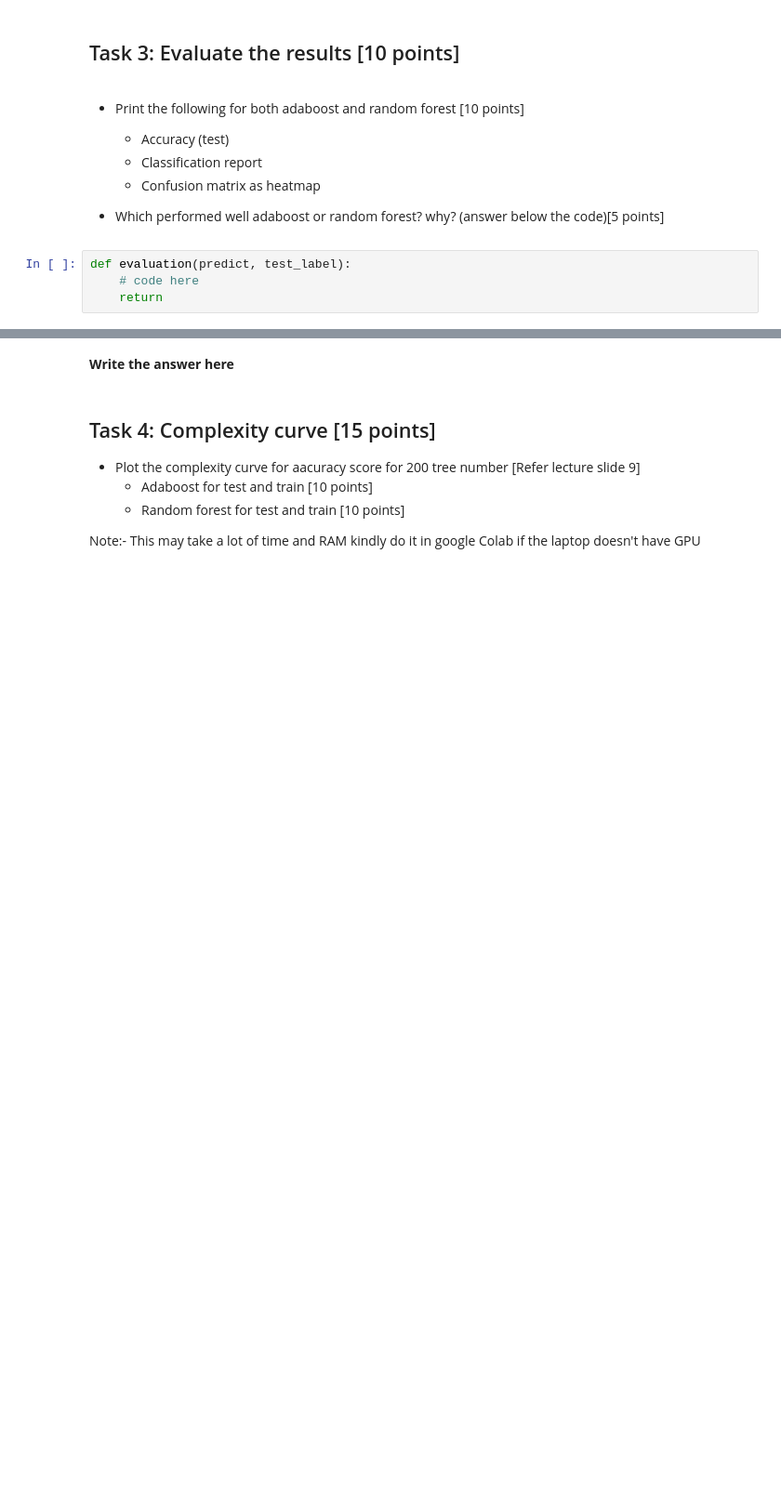
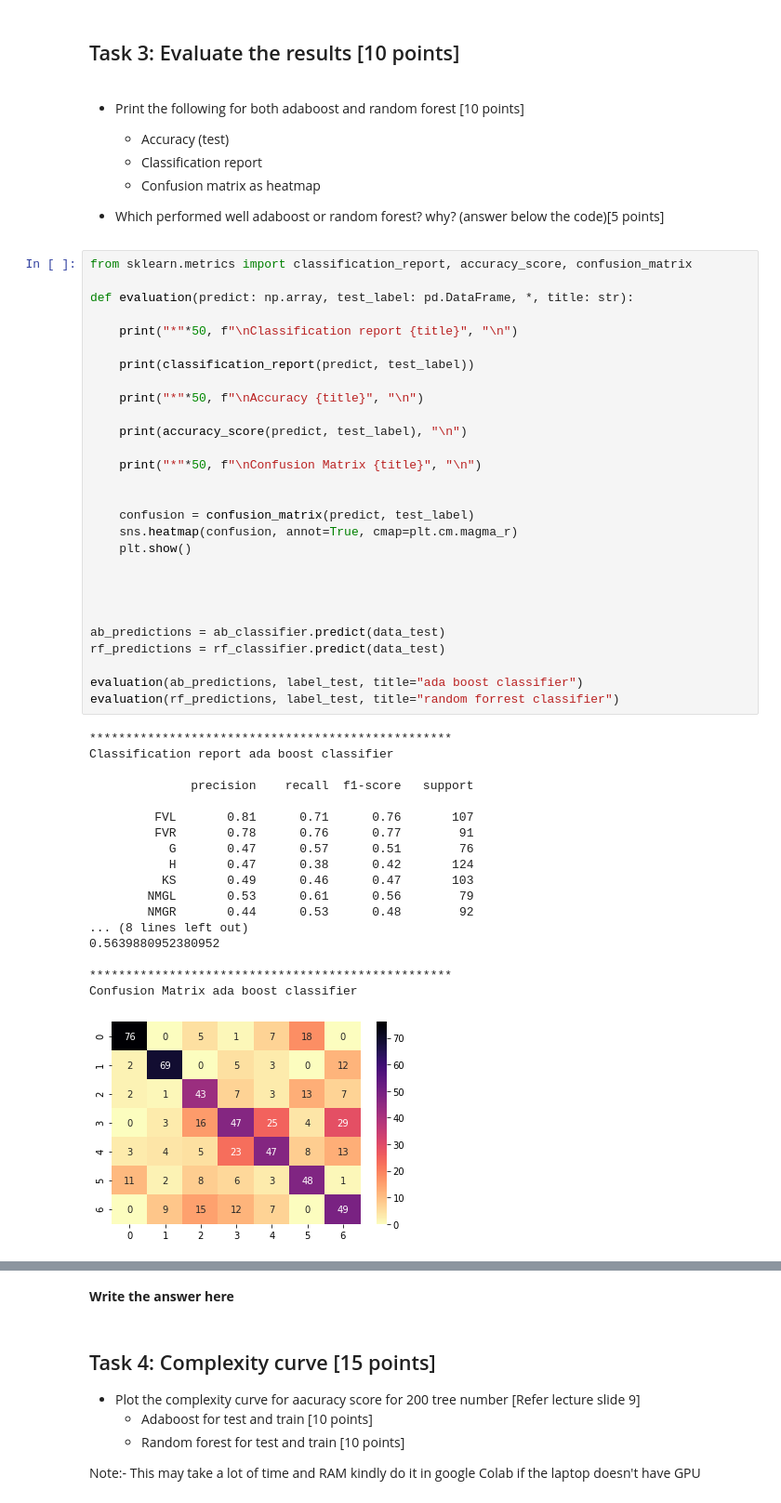
Before and after one commit to malwaru/Awesome-MachineLearning, a Jupyter notebook: ML_Assignment_05/Homework_AdaBoost_RandomForest.ipynb, the cells around one changed output, grey strips where cells are left out. Shown at 93% size. Saved outputs shown, nothing was run; the diff lists cells and outputs as text; blank space fills up the shorter version.

```diff
--- a/ML_Assignment_05/Homework_AdaBoost_RandomForest.ipynb
+++ b/ML_Assignment_05/Homework_AdaBoost_RandomForest.ipynb
@@ -180,7 +244,50 @@ def randomforest(data, label):
     - Confusion matrix as heatmap
 
 - Which performed well adaboost or random forest? why? (answer below the code)[5 points]
-# %%
-def evaluation(predict, test_label):
-    # code here
-    return
+# %%
+from sklearn.metrics import classification_report, accuracy_score, confusion_matrix
+
+def evaluation(predict: np.array, test_label: pd.DataFrame, *, title: str):
+
+    print("*"*50, f"\nClassification report {title}", "\n")
+
+    print(classification_report(predict, test_label))
+
+    print("*"*50, f"\nAccuracy {title}", "\n")
+
+    print(accuracy_score(predict, test_label), "\n")
+
+    print("*"*50, f"\nConfusion Matrix {title}", "\n")
+
+
+    confusion = confusion_matrix(predict, test_label)
+    sns.heatmap(confusion, annot=True, cmap=plt.cm.magma_r)
+    plt.show()
+
+
+
+
+ab_predictions = ab_classifier.predict(data_test)
+rf_predictions = rf_classifier.predict(data_test)
+
+evaluation(ab_predictions, label_test, title="ada boost classifier")
+evaluation(rf_predictions, label_test, title="random forrest classifier")
+# %% [output]
+**************************************************
+Classification report ada boost classifier
+
+              precision    recall  f1-score   support
+
+         FVL       0.81      0.71      0.76       107
+         FVR       0.78      0.76      0.77        91
+           G       0.47      0.57      0.51        76
+           H       0.47      0.38      0.42       124
+          KS       0.49      0.46      0.47       103
+        NMGL       0.53      0.61      0.56        79
+        NMGR       0.44      0.53      0.48        92
+... (8 lines left out)
+0.5639880952380952
+
+**************************************************
+Confusion Matrix ada boost classifier
+[figure, added]
```
Also changed, not shown: parts of 7 cells of this notebook.
